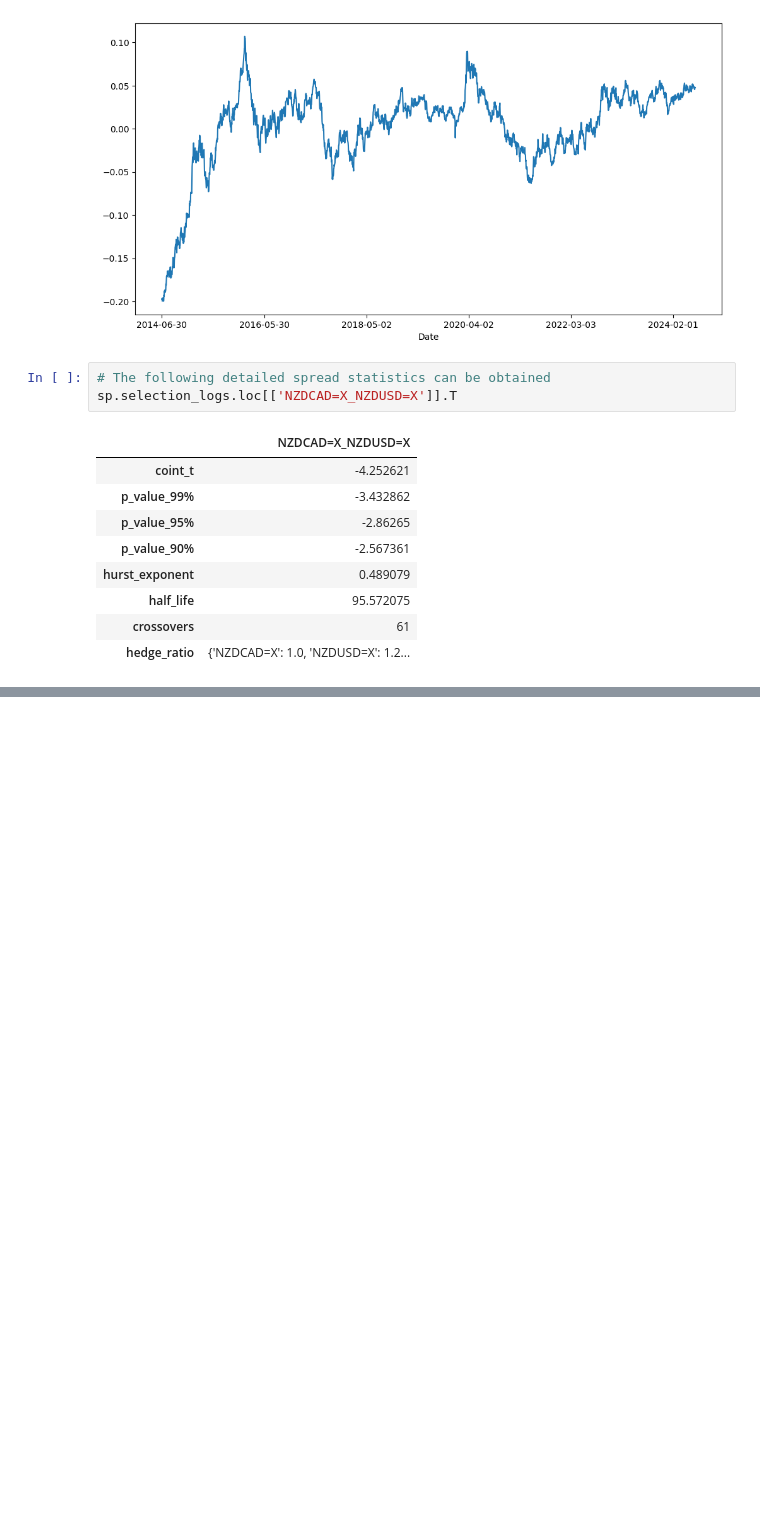
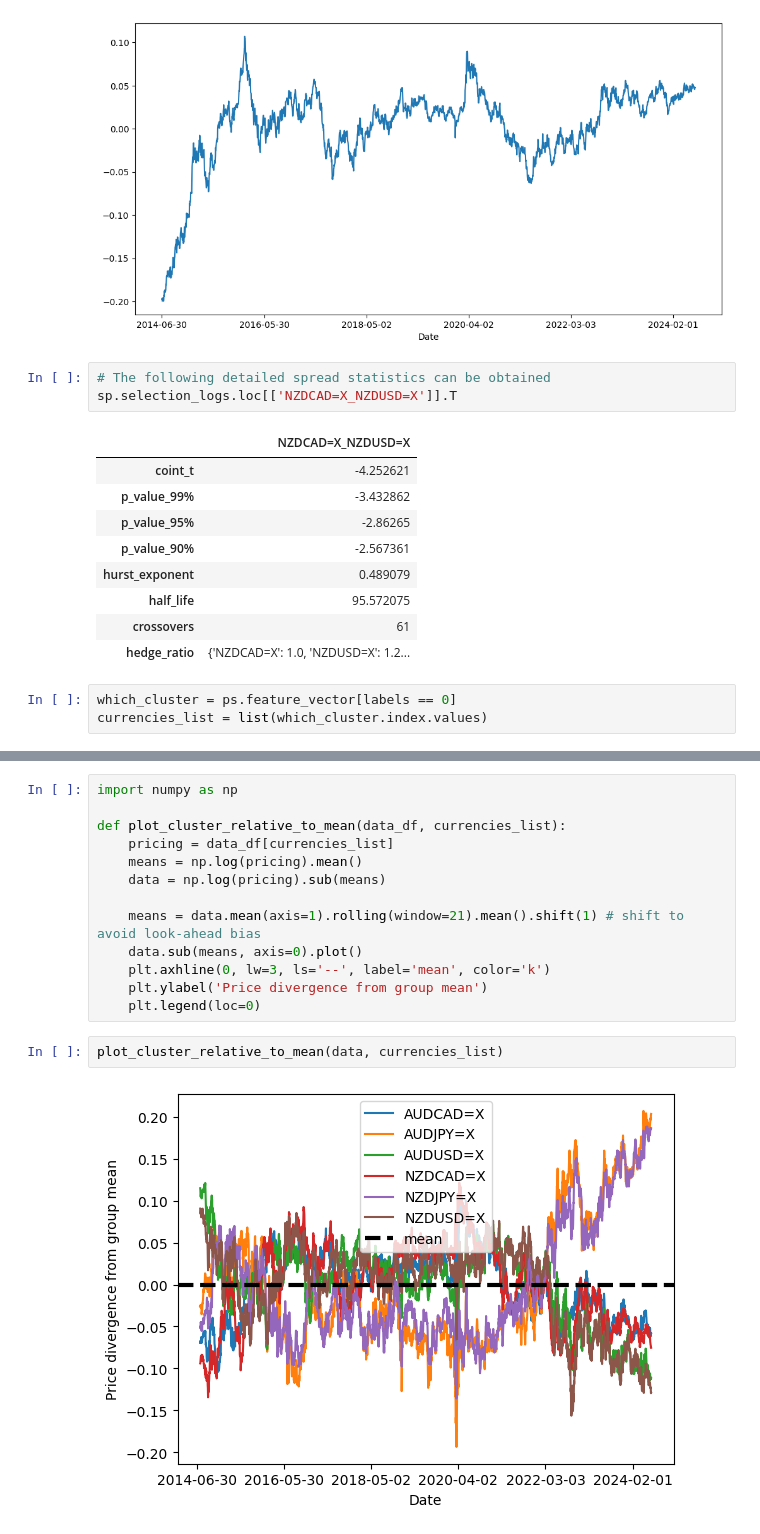
Before and after one commit to Renuto/Trading-Algorithmic, a Jupyter notebook: Statistical Arbitrage/statistical_Arbitrage.ipynb, the cells around one changed output, grey strips where cells are left out. Saved outputs shown, nothing was run; the diff lists cells and outputs as text; blank space fills up the shorter version.

Commit message:
Added a price chart for currencies in the same cluster.

```diff
--- a/Statistical Arbitrage/statistical_Arbitrage.ipynb
+++ b/Statistical Arbitrage/statistical_Arbitrage.ipynb
@@ -209,3 +221,6 @@ sp.selection_logs.loc[['NZDCAD=X_NZDUSD=X']].T
 | half_life | 95.572075 |
 | crossovers | 61 |
 | hedge_ratio | {'NZDCAD=X': 1.0, 'NZDUSD=X': 1.2... |
+# %%
+which_cluster = ps.feature_vector[labels == 0]
+currencies_list = list(which_cluster.index.values)
@@ -211,0 +248,17 @@ sp.selection_logs.loc[['NZDCAD=X_NZDUSD=X']].T
+# %%
+import numpy as np
+
+def plot_cluster_relative_to_mean(data_df, currencies_list):
+    pricing = data_df[currencies_list]
+    means = np.log(pricing).mean()
+    data = np.log(pricing).sub(means)
+
+    means = data.mean(axis=1).rolling(window=21).mean().shift(1) # shift to avoid look-ahead bias
+    data.sub(means, axis=0).plot()
+    plt.axhline(0, lw=3, ls='--', label='mean', color='k')
+    plt.ylabel('Price divergence from group mean')
+    plt.legend(loc=0)
+# %%
+plot_cluster_relative_to_mean(data, currencies_list)
+# %% [output]
+[figure, added]
```
Also changed, not shown: parts of 7 cells of this notebook.
